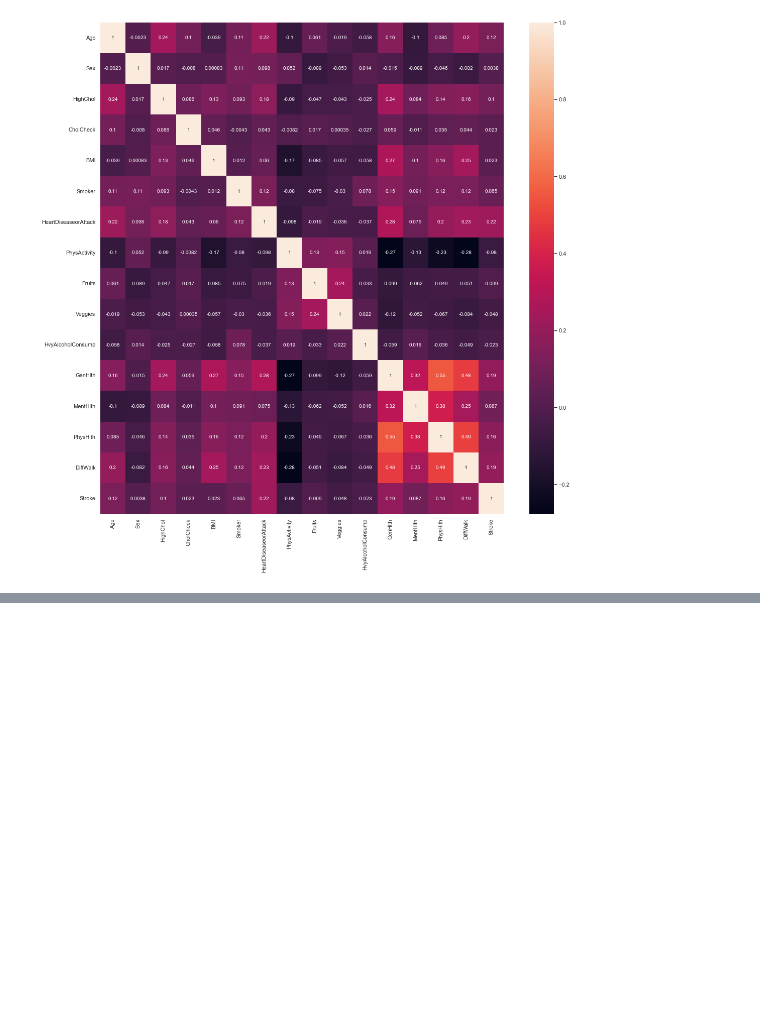
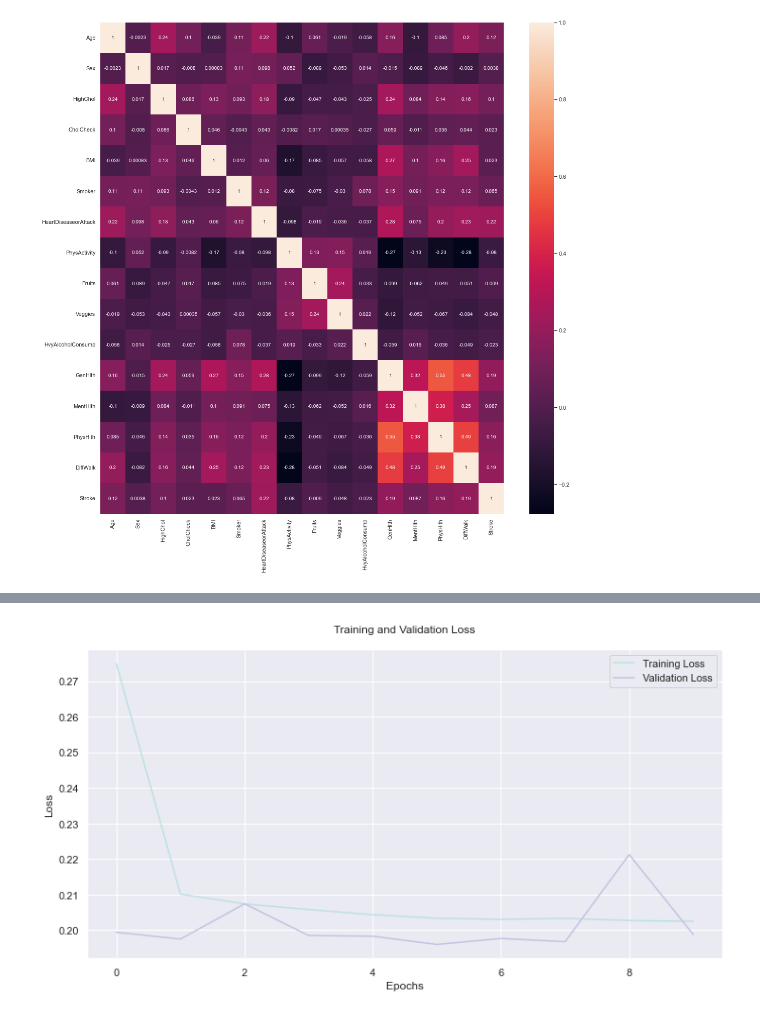
Before and after one commit to storyofhis/Stroke_ANN_Classification, a Jupyter notebook: stroke/Sigmoid.ipynb, the cells around one changed output, grey strips where cells are left out. Cells and saved outputs as stored; diff of their text form; code cells hidden in the pictures; blank space fills up the shorter version.

```diff
--- a/stroke/Sigmoid.ipynb
+++ b/stroke/Sigmoid.ipynb
@@ -161,10 +136,19 @@ To enable them in other operations, rebuild TensorFlow with the appropriate comp
 # %%
+from imblearn.over_sampling import SMOTENC
+from sklearn.preprocessing import StandardScaler
+from sklearn.model_selection import train_test_split, KFold, cross_validate
+
+# spliting model
+from tensorflow.keras.utils import to_categorical
+from sklearn.model_selection import train_test_split
 X = df.loc[:, ['Age', 'HighChol', 'HeartDiseaseorAttack', 'GenHlth', 'PhysHlth', 'DiffWalk']]
-y = df['Stroke']
-X_train, X_test, y_train, y_test = train_test_split(X, y, test_size=0.1, random_state=1248)
+y = to_categorical(df.Stroke)
 
+X_train, X_test, y_train, y_test = train_test_split(X, y, test_size=0.1, random_state = 1248)
+
+# Data balancing
 oversample = SMOTENC([1,2,3,4,5], random_state=1248)
-X_train,y_train = oversample.fit_resample(X_train, y_train)
+X,y = oversample.fit_resample(X_train, y_train)
 
-df = pd.concat([X,y], axis=1)
-df
+# df = pd.concat([X,y], axis=1)
+# df
@@ -336,3 +166,14 @@ showHistPlot(df,
+# %%
+# Scaling data with standard scaler
+# the Standard score of a sample x is calculated as :
+# z = (x - u)/s
+# u : Mean of training samples or zero if with_mean = False.
+# s = standard deviation
+from sklearn.preprocessing import StandardScaler
+sc = StandardScaler()
+
+X_train = sc.fit_transform(X_train) # fit to data, then transform it -> return a transformed version of X.
+X_test = sc.transform(X_test)       # Perform standardization by centering and scalling
 # %%
 import keras
 from keras import callbacks
@@ -433,0 +274,17 @@ ValueError: in user code:
+# %%
+history_df = pd.DataFrame(history.history)
+
+plt.figure(figsize = (12, 6))
+
+train_loss = history_df.loc[:, ['loss']]
+val_loss = history_df.loc[:, ['val_loss']]
+# epoch = range(1, 101)
+plt.plot( train_loss, "#BDE2E2",  label = 'Training Loss')
+plt.plot( val_loss, "#C2C4E2", label = 'Validation Loss')
+plt.title('Training and Validation Loss\n')
+plt.xlabel('Epochs')
+plt.ylabel('Loss')
+plt.legend()
+plt.show()
+# %% [output]
+[figure, added]
```
Also changed, not shown: parts of 28 cells of this notebook, 1 other file.
